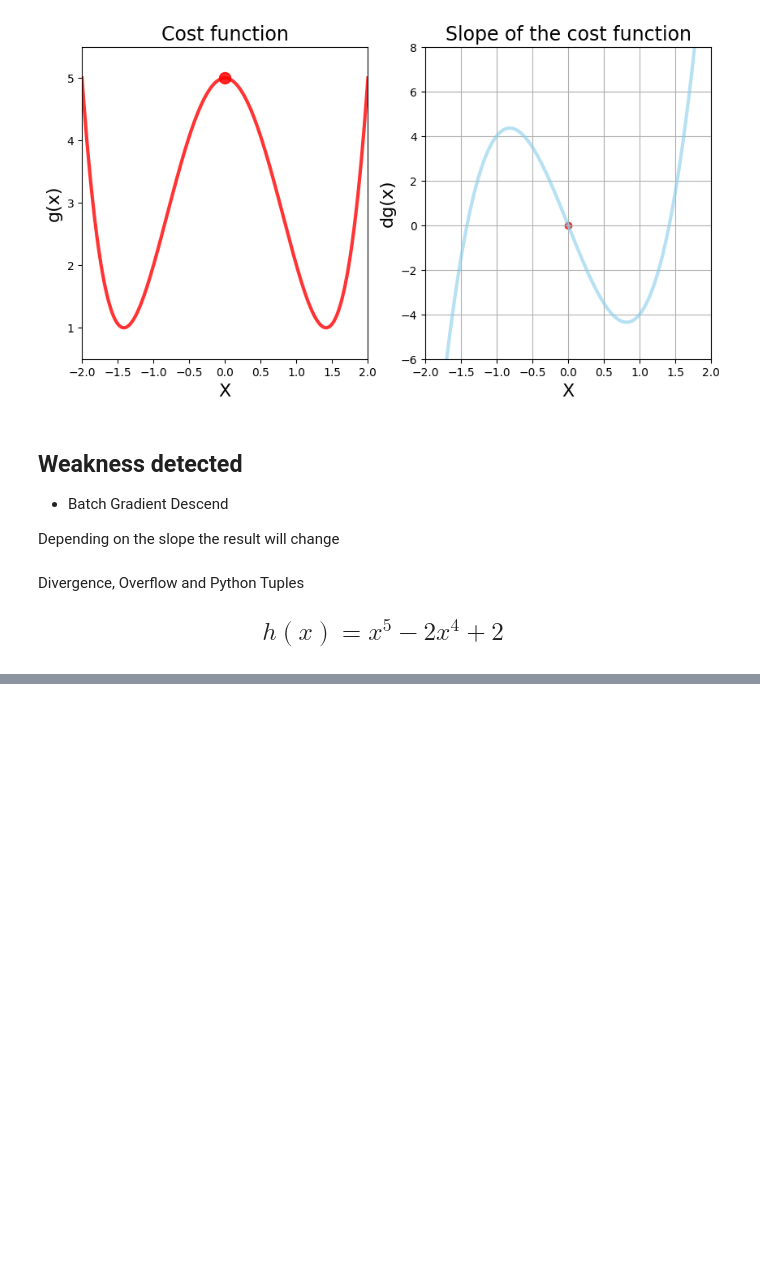
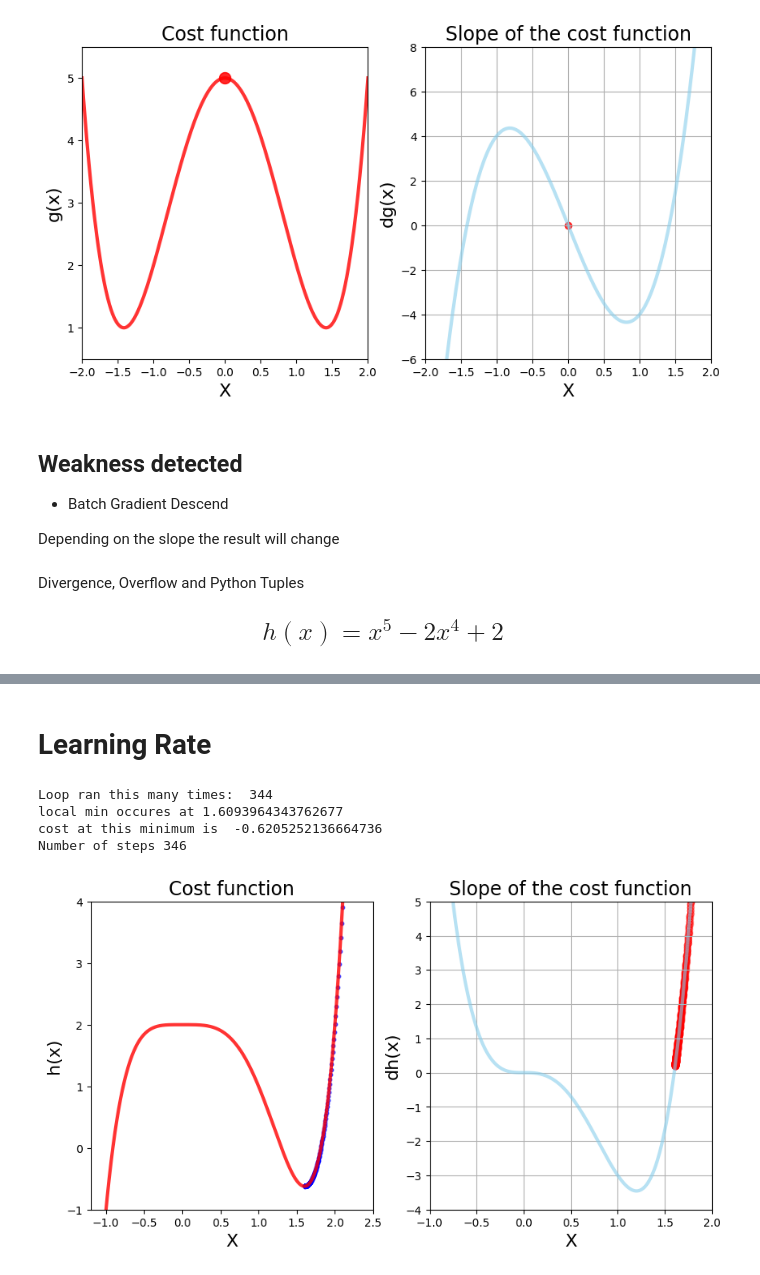
Before and after one commit to latheeshvm/DS-ML, a Jupyter notebook: Gradient Decend/gradient_decend.ipynb, the cells around one changed output, grey strips where cells are left out. Drawn from its saved outputs; the diff is of its cells as text; code cells hidden in the pictures; blank space fills up the shorter version.

Commit message:
effect of learning rate

```diff
--- a/Gradient Decend/gradient_decend.ipynb
+++ b/Gradient Decend/gradient_decend.ipynb
@@ -327,0 +335,50 @@ OverflowError: (34, 'Result too large')
+# %% [markdown]
+# Learning Rate
+# %%
+# Calling gradient descent function
+
+local_min, list_x, deriv_list = gradient_decent(
+    dh, 3, 0.0005, 0.0001, max_iter=500)
+plt.figure(figsize=[10, 5])
+
+
+# 1 chart cost function
+plt.subplot(1, 2, 1)
+
+plt.xlim(-1.2, 2.5)
+plt.ylim(-1, 4)
+
+plt.title('Cost function', fontsize=17)
+plt.xlabel('X', fontsize=16)
+plt.ylabel('h(x)', fontsize=16)
+
+
+plt.plot(x_3, h(x_3), color="red", linewidth=3, alpha=0.8)
+plt.scatter(list_x, h(np.array(list_x)), color="blue", s=10, alpha=0.6)
+
+
+# 2 derivative function
+
+plt.subplot(1, 2, 2)
+
+plt.title("Slope of the cost function", fontsize=17)
+plt.xlabel('X', fontsize=16)
+plt.ylabel('dh(x)', fontsize=16)
+
+plt.grid()
+plt.xlim(-1, 2)
+plt.ylim(-4, 5)
+
+plt.plot(x_3, dh(x_3), color="skyblue", linewidth=3, alpha=0.6)
+plt.scatter(list_x, deriv_list, color="red", alpha=0.5)
+
+
+print('local min occures at', local_min)
+print('cost at this minimum is ', h(local_min))
+print('Number of steps', len(list_x))
+# %% [output]
+Loop ran this many times:  344
+local min occures at 1.6093964343762677
+cost at this minimum is  -0.6205252136664736
+Number of steps 346
+[figure, added]
```
Also changed, not shown: parts of 16 cells of this notebook.
